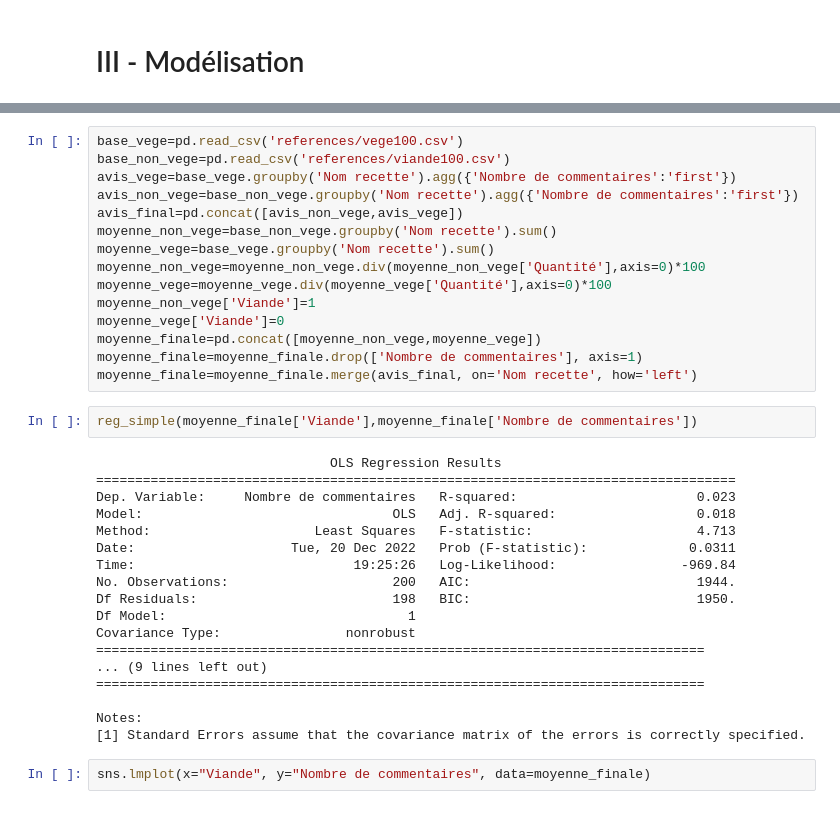
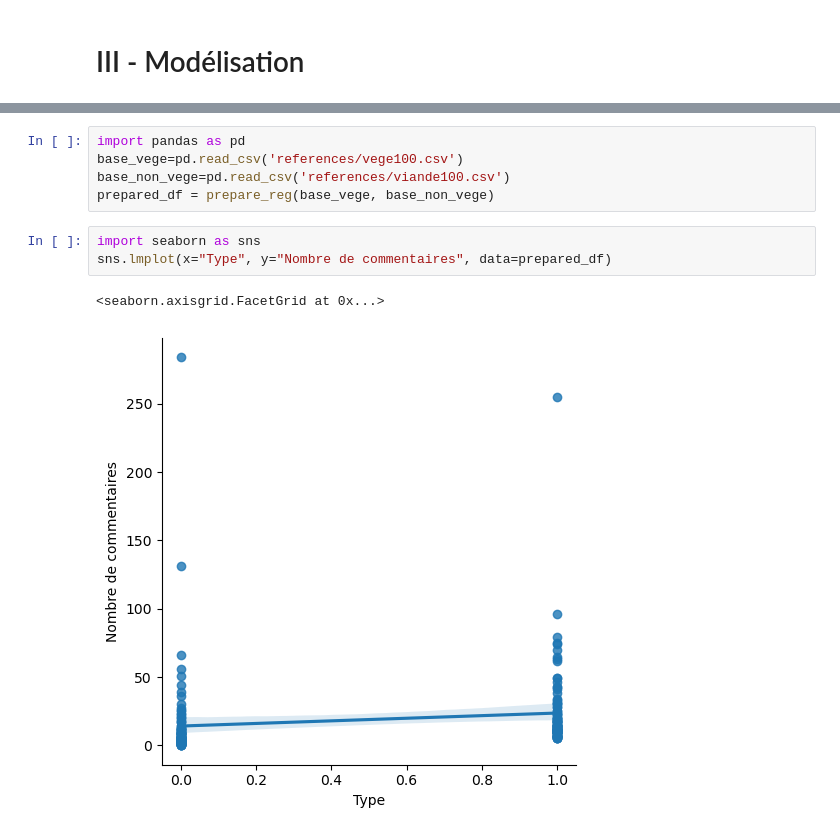
Before and after one commit to MarieOliveThaury/Marmiton_Ciqual, a Jupyter notebook: useful_notebook.ipynb, the cells around one changed output, grey strips where cells are left out. Saved outputs shown, nothing was run; the diff lists cells and outputs as text.

Commit message:
reg, prepare_reg

```diff
--- a/useful_notebook.ipynb
+++ b/useful_notebook.ipynb
@@ -198,37 +174,11 @@ scrapping_ciqual importé !
 # %%
+import pandas as pd
 base_vege=pd.read_csv('references/vege100.csv')
 base_non_vege=pd.read_csv('references/viande100.csv')
-avis_vege=base_vege.groupby('Nom recette').agg({'Nombre de commentaires':'first'})
-avis_non_vege=base_non_vege.groupby('Nom recette').agg({'Nombre de commentaires':'first'})
-avis_final=pd.concat([avis_non_vege,avis_vege])
-moyenne_non_vege=base_non_vege.groupby('Nom recette').sum()
-moyenne_vege=base_vege.groupby('Nom recette').sum()
-moyenne_non_vege=moyenne_non_vege.div(moyenne_non_vege['Quantité'],axis=0)*100
-moyenne_vege=moyenne_vege.div(moyenne_vege['Quantité'],axis=0)*100
-moyenne_non_vege['Viande']=1
-moyenne_vege['Viande']=0
-moyenne_finale=pd.concat([moyenne_non_vege,moyenne_vege])
-moyenne_finale=moyenne_finale.drop(['Nombre de commentaires'], axis=1)
-moyenne_finale=moyenne_finale.merge(avis_final, on='Nom recette', how='left')
+prepared_df = prepare_reg(base_vege, base_non_vege)
-# %%
-reg_simple(moyenne_finale['Viande'],moyenne_finale['Nombre de commentaires'])
-# %% [output]
-                              OLS Regression Results
-==================================================================================
-Dep. Variable:     Nombre de commentaires   R-squared:                       0.023
-Model:                                OLS   Adj. R-squared:                  0.018
-Method:                     Least Squares   F-statistic:                     4.713
-Date:                    Tue, 20 Dec 2022   Prob (F-statistic):             0.0311
-Time:                            19:25:26   Log-Likelihood:                -969.84
-No. Observations:                     200   AIC:                             1944.
-Df Residuals:                         198   BIC:                             1950.
-Df Model:                               1
-Covariance Type:                nonrobust
-==============================================================================
-... (9 lines left out)
-==============================================================================
-
-Notes:
-[1] Standard Errors assume that the covariance matrix of the errors is correctly specified.
 # %%
-sns.lmplot(x="Viande", y="Nombre de commentaires", data=moyenne_finale)
+import seaborn as sns
+sns.lmplot(x="Type", y="Nombre de commentaires", data=prepared_df)
+# %% [output]
+<seaborn.axisgrid.FacetGrid at 0x...>
+[figure, added]
```
Also changed, not shown: parts of 11 cells of this notebook.
